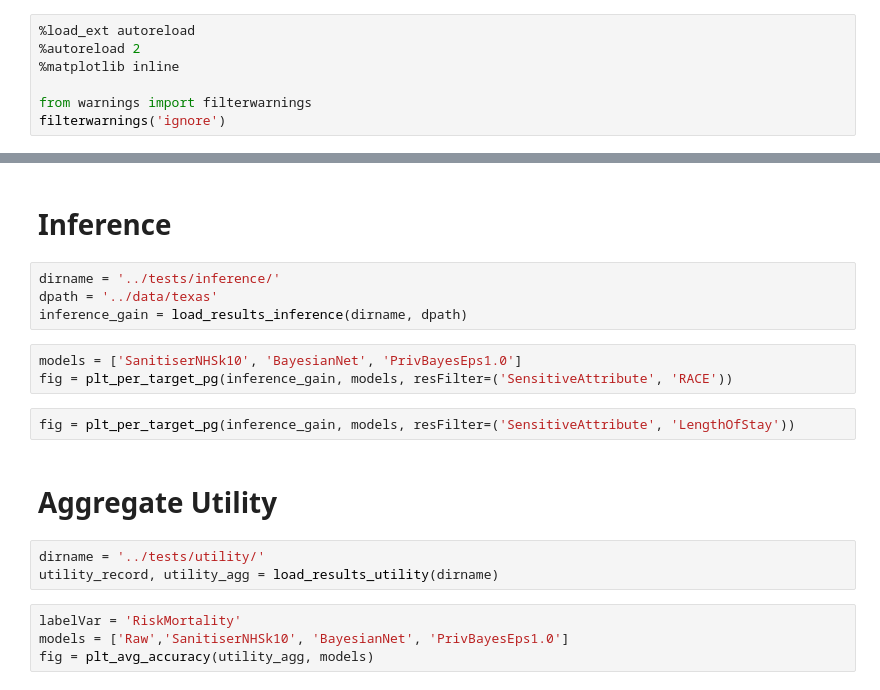
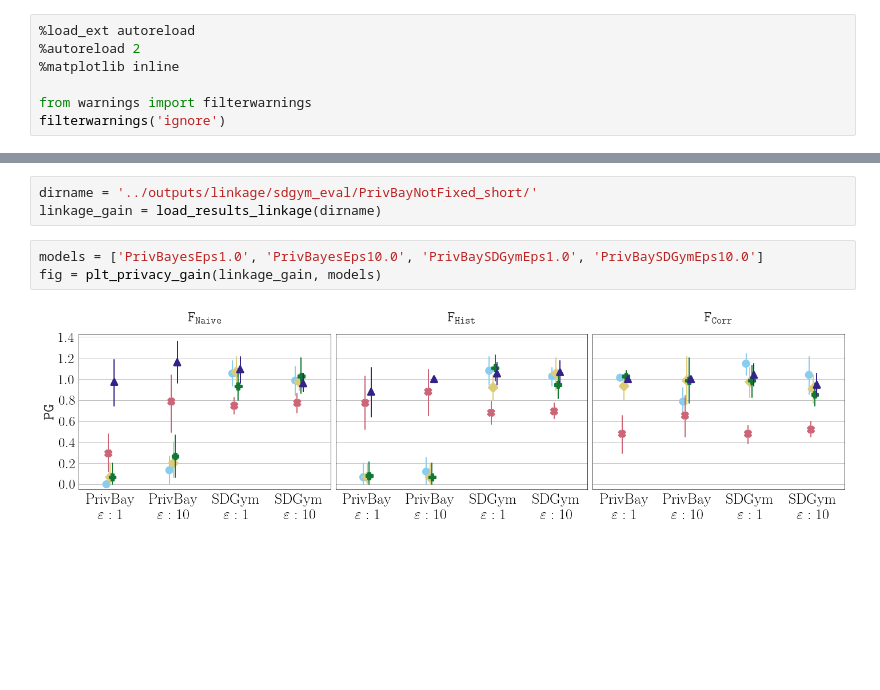
Before and after one commit to spring-epfl/synthetic_data_release, a Jupyter notebook: notebooks/Analyse Results.ipynb, the cells around one changed output, grey strips where cells are left out. Drawn from its saved outputs; the diff is of its cells as text; blank space fills up the shorter version.

```diff
--- a/notebooks/Analyse Results.ipynb
+++ b/notebooks/Analyse Results.ipynb
@@ -32,20 +36,8 @@ fig = plt_per_target_pg(linkage_gain, models, resFilter=('FeatureSet', 'Histogra
-# %% [markdown]
-# Inference
-# %%
-dirname = '../tests/inference/'
-dpath = '../data/texas'
-inference_gain = load_results_inference(dirname, dpath)
-# %%
-models = ['SanitiserNHSk10', 'BayesianNet', 'PrivBayesEps1.0']
-fig = plt_per_target_pg(inference_gain, models, resFilter=('SensitiveAttribute', 'RACE'))
-# %%
-fig = plt_per_target_pg(inference_gain, models, resFilter=('SensitiveAttribute', 'LengthOfStay'))
-# %% [markdown]
-# Aggregate Utility
-# %%
-dirname = '../tests/utility/'
-utility_record, utility_agg = load_results_utility(dirname)
-# %%
-labelVar = 'RiskMortality'
-models = ['Raw','SanitiserNHSk10', 'BayesianNet', 'PrivBayesEps1.0']
-fig = plt_avg_accuracy(utility_agg, models)
+# %%
+dirname = '../outputs/linkage/sdgym_eval/PrivBayNotFixed_short/'
+linkage_gain = load_results_linkage(dirname)
+# %%
+models = ['PrivBayesEps1.0', 'PrivBayesEps10.0', 'PrivBaySDGymEps1.0', 'PrivBaySDGymEps10.0']
+fig = plt_privacy_gain(linkage_gain, models)
+# %% [output]
+[figure, added]
```
Also changed, not shown: parts of 9 cells of this notebook, 22 other files.
